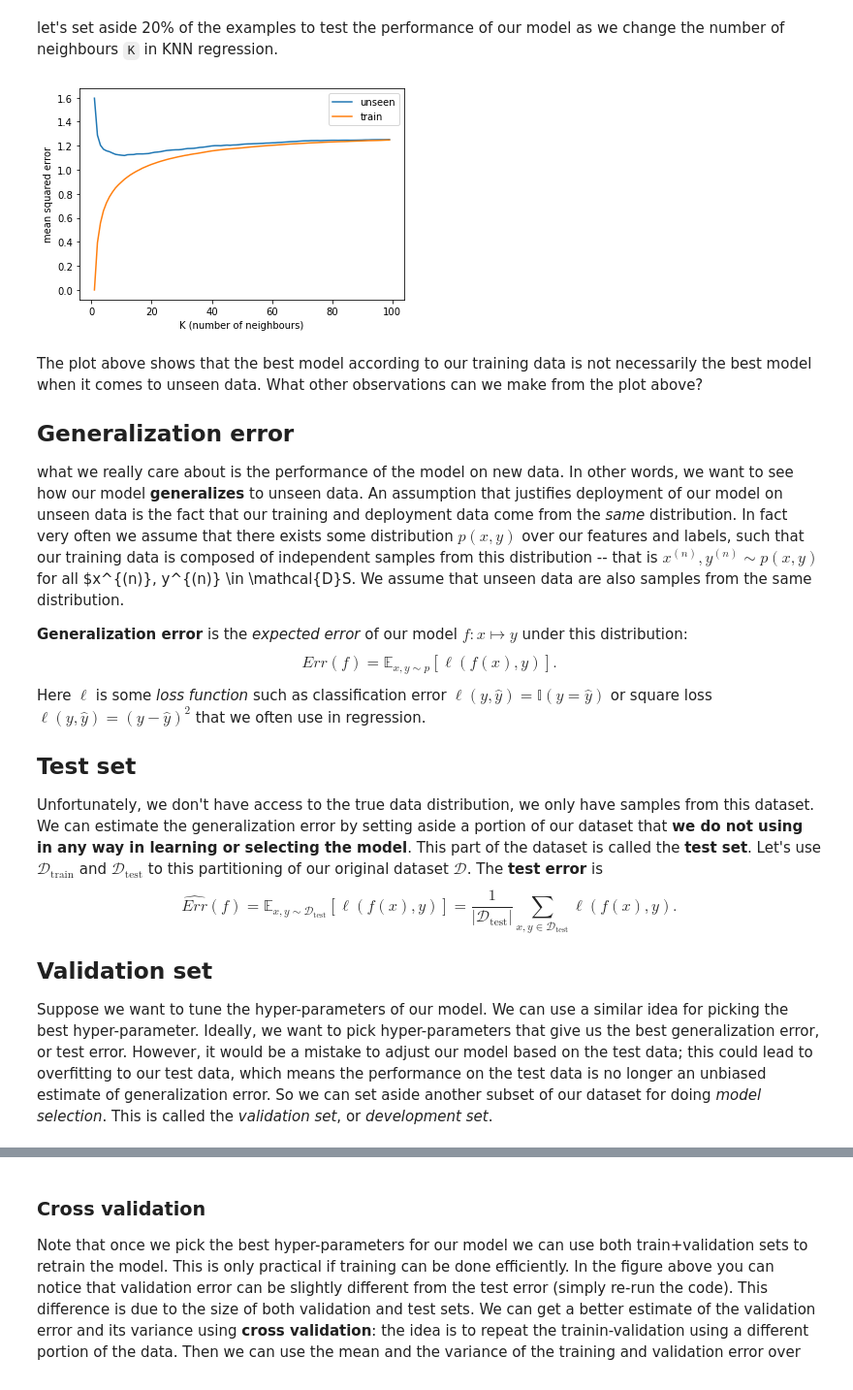
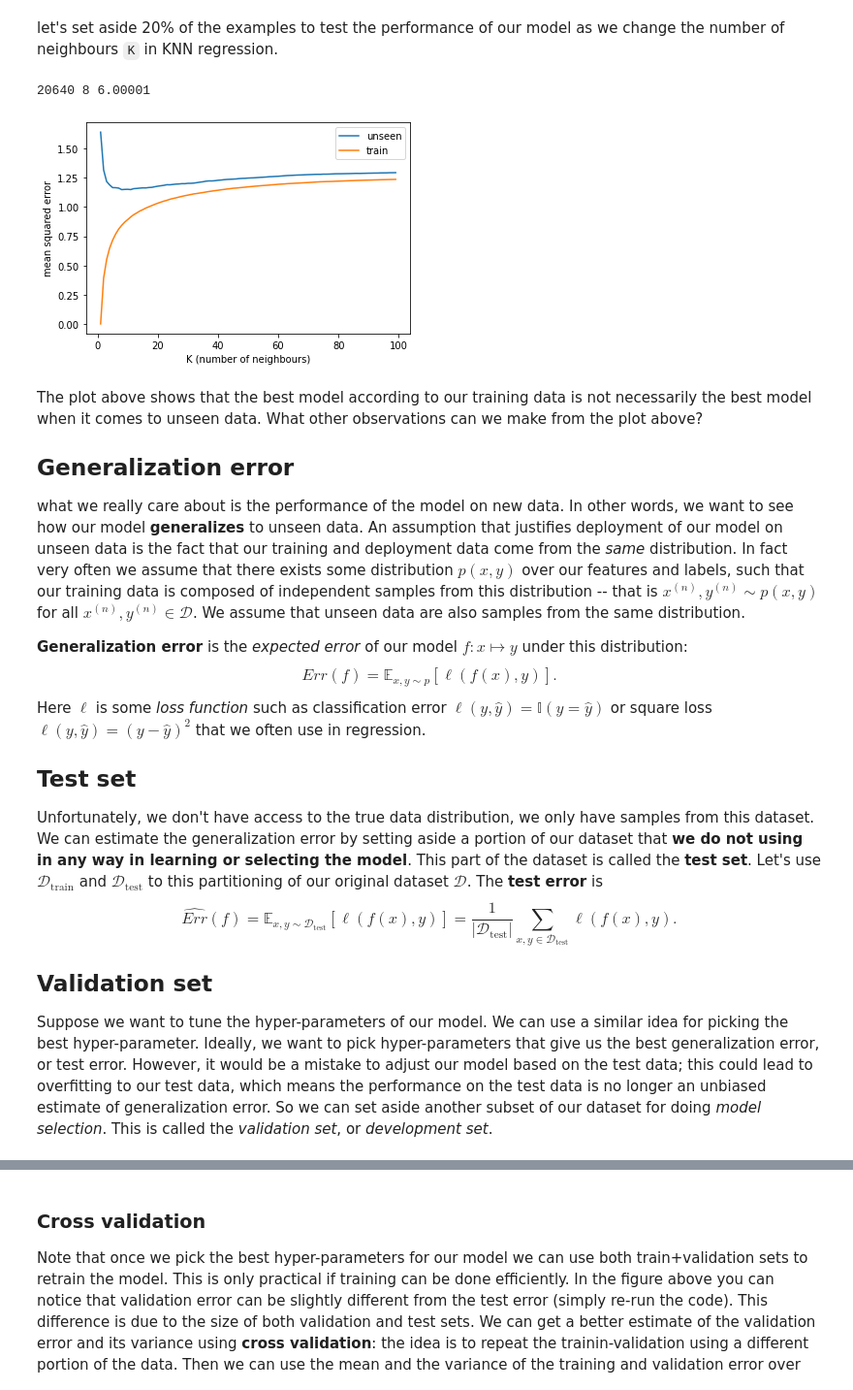
Before and after one commit to mravanba/comp551-notebooks, a Jupyter notebook: ModelSelection.ipynb, the cells around one changed output, grey strips where cells are left out. Shown: that part at 97% size. Cells and saved outputs as stored; diff of their text form; code cells hidden in the pictures.

```diff
--- a/ModelSelection.ipynb
+++ b/ModelSelection.ipynb
@@ -15,27 +16,39 @@ from sklearn import datasets, neighbors
 # %% [markdown]
 let's set aside 20% of the examples to test the performance of our model as we change the number of neighbours `K` in KNN regression.
+# %%
+#Loading the california housing data set
+x, y = datasets.fetch_california_housing(return_X_y=True)
+(num_instances, num_features), num_classes = x.shape, np.max(y)+1
+print(num_instances, num_features, num_classes)
+
+#define a function for the MSE loss
+loss = lambda y, yh: np.mean((y-yh)**2)
+# %% [output]
+20640 8 6.00001
 # %%
-x, y = datasets.fetch_california_housing(return_X_y=True)
-(num_instances, num_features), num_classes = x.shape, np.max(y)+1
+#Data split
 n_test = num_instances // 5
 inds = np.random.permutation(num_instances)
 x_train, y_train = x[inds[n_test:]], y[inds[n_test:]]
 x_test, y_test = x[inds[:n_test]], y[inds[:n_test]]
+
+#Plot the mean square error for different K values stored in K_list
 K_list = range(1,100)
 err_train, err_test = [], []
 for i, K in enumerate(K_list):
     model = neighbors.KNeighborsRegressor(n_neighbors=K)
     model = model.fit(x_train, y_train)
-    err_test.append(np.mean((model.predict(x_test) - y_test)**2))
-    err_train.append(np.mean((model.predict(x_train) - y_train)**2))
+    err_test.append(loss(model.predict(x_test), y_test))
+    err_train.append(loss(model.predict(x_train), y_train))
+
 plt.plot(K_list, err_test, '-', label='unseen')
 plt.plot(K_list, err_train, '-', label='train')
 plt.legend()
 plt.xlabel('K (number of neighbours)')
 plt.ylabel('mean squared error')
 plt.show()
 # %% [output]
-[figure, old version]
+[figure, new version]
 # %% [markdown]
 The plot above shows that the best model according to our training data is not necessarily the best model when it comes to unseen data.
 What other observations can we make from the plot above?
@@ -43,7 +56,7 @@ What other observations can we make from the plot above?
 ## Generalization error
 what we really care about is the performance of the model on new data.
 In other words, we want to see how our model **generalizes** to unseen data.
-An assumption that justifies deployment of our model on unseen data is the fact that our training and deployment data come from the *same* distribution. In fact very often we assume that there exists some distribution $p(x,y)$ over our features and labels, such that our training data is composed of independent samples from this distribution -- that is $x^{(n)}, y^{(n)} \sim p(x, y)$ for all $x^{(n)}, y^{(n)} \in \mathcal{D}S. We assume that unseen data are also samples from the same distribution.
+An assumption that justifies deployment of our model on unseen data is the fact that our training and deployment data come from the *same* distribution. In fact very often we assume that there exists some distribution $p(x,y)$ over our features and labels, such that our training data is composed of independent samples from this distribution -- that is $x^{(n)}, y^{(n)} \sim p(x, y)$ for all $x^{(n)}, y^{(n)} \in \mathcal{D}$. We assume that unseen data are also samples from the same distribution.
 
 **Generalization error** is the *expected error* of our model $f: x \mapsto y$ under this distribution:
 $$
```
Also changed, not shown: parts of 7 cells of this notebook.
